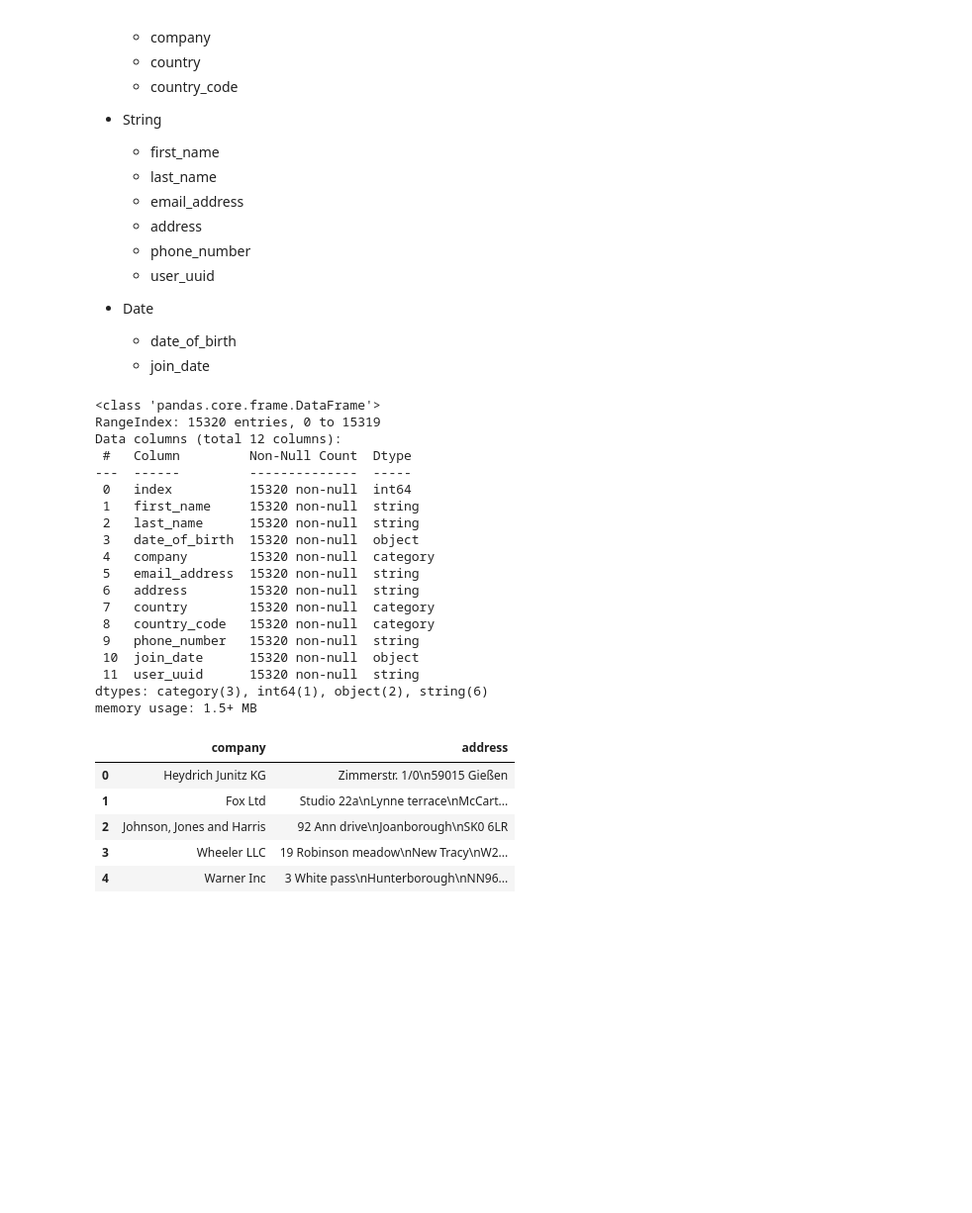
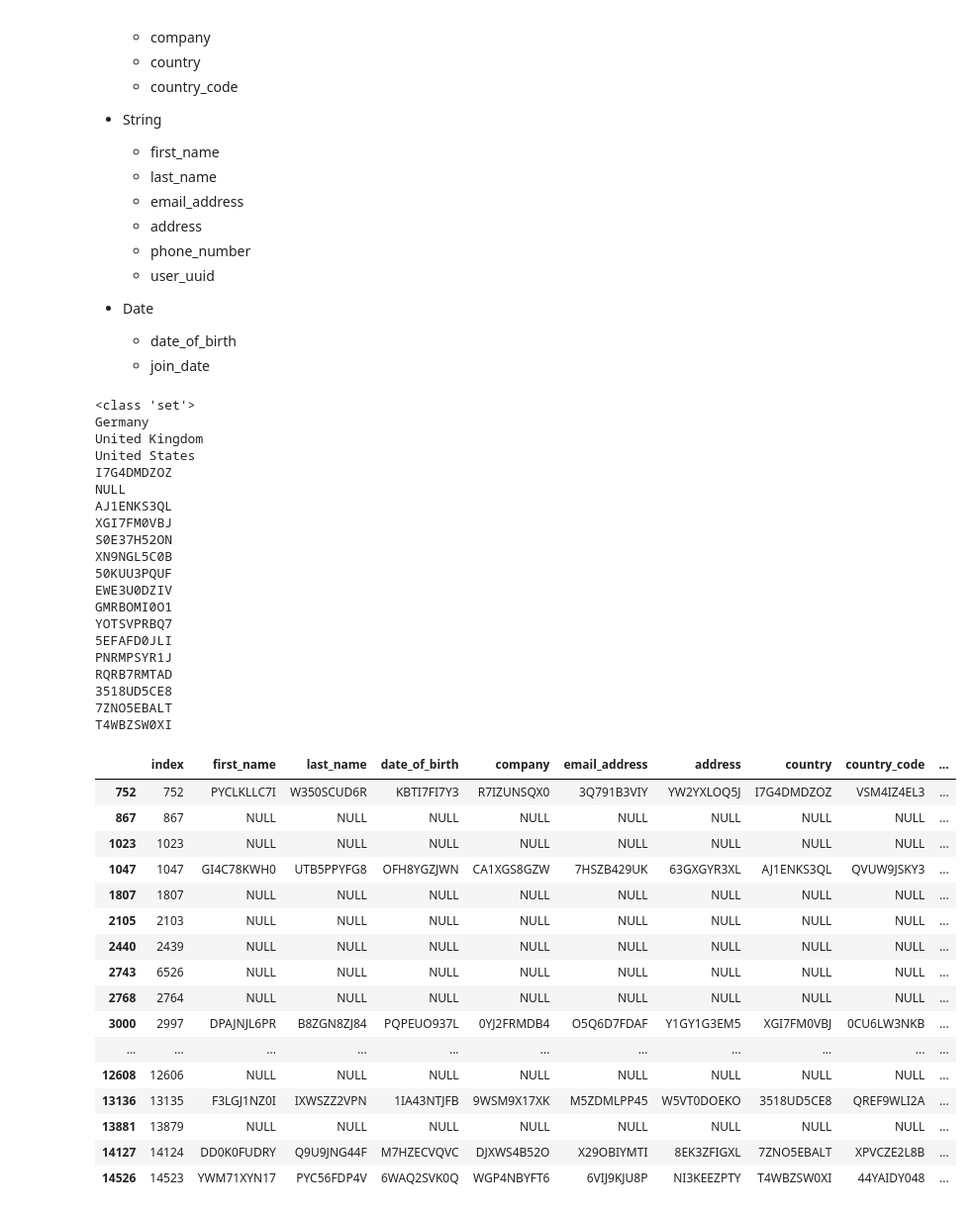
Before and after one commit to zanderace/multinational-retail-data-centralisation, a Jupyter notebook: data_cleaning.ipynb, the cells around one changed output. Shown: that part at 99% size. Cells and saved outputs as stored; diff of their text form; code cells hidden in the pictures; blank space fills up the shorter version.

Commit message:
cleaning legacy user details

```diff
--- a/data_cleaning.ipynb
+++ b/data_cleaning.ipynb
@@ -55,36 +55,53 @@ The database contains 15320 entries.
 # %%
 # convert column categories
 legacy_users = legacy_users.astype({"company":"category", "country":"category", "country_code":"category"})
 legacy_users = legacy_users.astype({"first_name":"string", "last_name":"string", "email_address":"string","address":"string","phone_number":"string","user_uuid":"string"})
 #legacy_users = legacy_users.astype({"date_of_birth":"datetime64", "join_date":"datetime64"})
 
-legacy_users.info()
+
+initial_country_list = legacy_users["country"].unique()
+country_list = {"Germany", "United Kingdom", "United States"}
+print(type(country_list))
+for item in initial_country_list:
+    print(item)
+
+inconsistent_rows = legacy_users["country"].isin(country_list) == False
+legacy_users[inconsistent_rows]
 # %% [output]
-<class 'pandas.core.frame.DataFrame'>
-RangeIndex: 15320 entries, 0 to 15319
-Data columns (total 12 columns):
- #   Column         Non-Null Count  Dtype
----  ------         --------------  -----
- 0   index          15320 non-null  int64
- 1   first_name     15320 non-null  string
- 2   last_name      15320 non-null  string
- 3   date_of_birth  15320 non-null  object
- 4   company        15320 non-null  category
- 5   email_address  15320 non-null  string
- 6   address        15320 non-null  string
- 7   country        15320 non-null  category
- 8   country_code   15320 non-null  category
- 9   phone_number   15320 non-null  string
- 10  join_date      15320 non-null  object
- 11  user_uuid      15320 non-null  string
-dtypes: category(3), int64(1), object(2), string(6)
-memory usage: 1.5+ MB
+<class 'set'>
+Germany
+United Kingdom
+United States
+I7G4DMDZOZ
+NULL
+AJ1ENKS3QL
+XGI7FM0VBJ
+S0E37H52ON
+XN9NGL5C0B
+50KUU3PQUF
+EWE3U0DZIV
+GMRBOMI0O1
+YOTSVPRBQ7
+5EFAFD0JLI
+PNRMPSYR1J
+RQRB7RMTAD
+3518UD5CE8
+7ZNO5EBALT
+T4WBZSW0XI
+|  | index | first_name | last_name | date_of_birth | company | email_address | address | country | country_code | ... |
+| 752 | 752 | PYCLKLLC7I | W350SCUD6R | KBTI7FI7Y3 | R7IZUNSQX0 | 3Q791B3VIY | YW2YXLOQ5J | I7G4DMDZOZ | VSM4IZ4EL3 | ... |
+| 867 | 867 | NULL | NULL | NULL | NULL | NULL | NULL | NULL | NULL | ... |
+| 1023 | 1023 | NULL | NULL | NULL | NULL | NULL | NULL | NULL | NULL | ... |
+| 1047 | 1047 | GI4C78KWH0 | UTB5PPYFG8 | OFH8YGZJWN | CA1XGS8GZW | 7HSZB429UK | 63GXGYR3XL | AJ1ENKS3QL | QVUW9JSKY3 | ... |
+| 1807 | 1807 | NULL | NULL | NULL | NULL | NULL | NULL | NULL | NULL | ... |
+| 2105 | 2103 | NULL | NULL | NULL | NULL | NULL | NULL | NULL | NULL | ... |
+| 2440 | 2439 | NULL | NULL | NULL | NULL | NULL | NULL | NULL | NULL | ... |
+| 2743 | 6526 | NULL | NULL | NULL | NULL | NULL | NULL | NULL | NULL | ... |
+| 2768 | 2764 | NULL | NULL | NULL | NULL | NULL | NULL | NULL | NULL | ... |
+| 3000 | 2997 | DPAJNJL6PR | B8ZGN8ZJ84 | PQPEUO937L | 0YJ2FRMDB4 | O5Q6D7FDAF | Y1GY1G3EM5 | XGI7FM0VBJ | 0CU6LW3NKB | ... |
+| ... | ... | ... | ... | ... | ... | ... | ... | ... | ... | ... |
+| 12608 | 12606 | NULL | NULL | NULL | NULL | NULL | NULL | NULL | NULL | ... |
+| 13136 | 13135 | F3LGJ1NZ0I | IXWSZZ2VPN | 1IA43NTJFB | 9WSM9X17XK | M5ZDMLPP45 | W5VT0DOEKO | 3518UD5CE8 | QREF9WLI2A | ... |
+| 13881 | 13879 | NULL | NULL | NULL | NULL | NULL | NULL | NULL | NULL | ... |
+| 14127 | 14124 | DD0K0FUDRY | Q9U9JNG44F | M7HZECVQVC | DJXWS4B52O | X29OBIYMTI | 8EK3ZFIGXL | 7ZNO5EBALT | XPVCZE2L8B | ... |
+| 14526 | 14523 | YWM71XYN17 | PYC56FDP4V | 6WAQ2SVK0Q | WGP4NBYFT6 | 6VIJ9KJU8P | NI3KEEZPTY | T4WBZSW0XI | 44YAIDY048 | ... |
-# %%
-legacy_users[["company","address"]].head()
-# %% [output]
-|  | company | address |
-| 0 | Heydrich Junitz KG | Zimmerstr. 1/0\n59015 Gießen |
-| 1 | Fox Ltd | Studio 22a\nLynne terrace\nMcCart... |
-| 2 | Johnson, Jones and Harris | 92 Ann drive\nJoanborough\nSK0 6LR |
-| 3 | Wheeler LLC | 19 Robinson meadow\nNew Tracy\nW2... |
-| 4 | Warner Inc | 3 White pass\nHunterborough\nNN96... |
```
Also changed, not shown: parts of 9 cells of this notebook.
